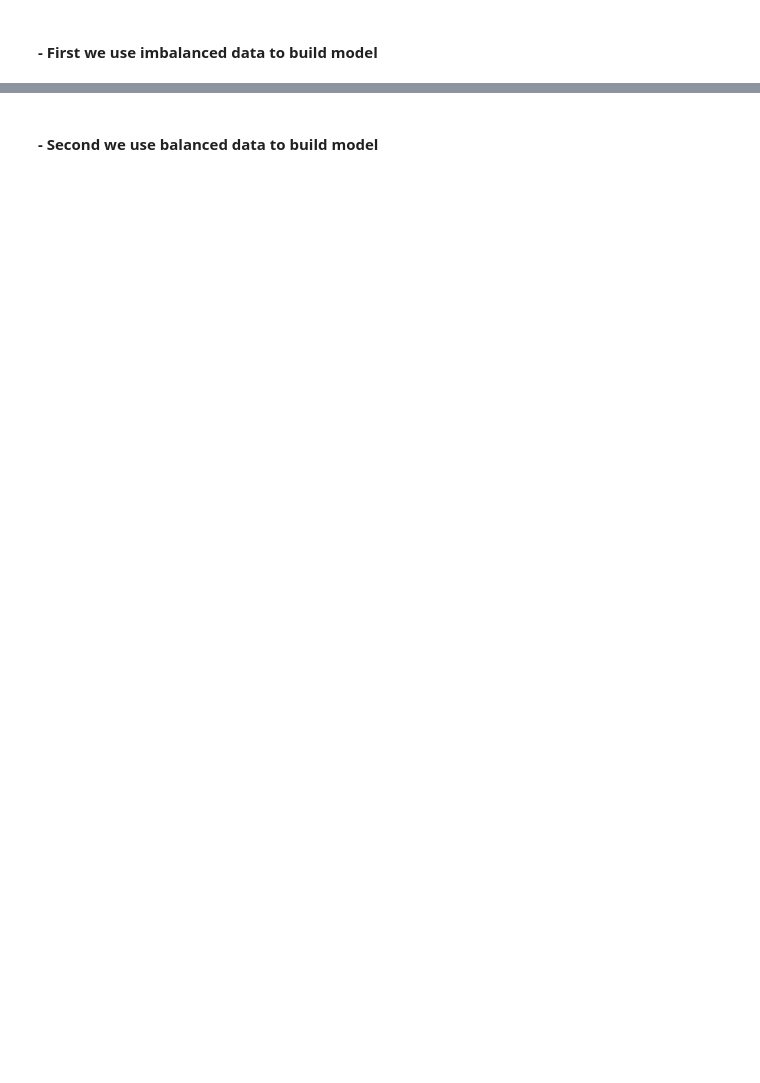
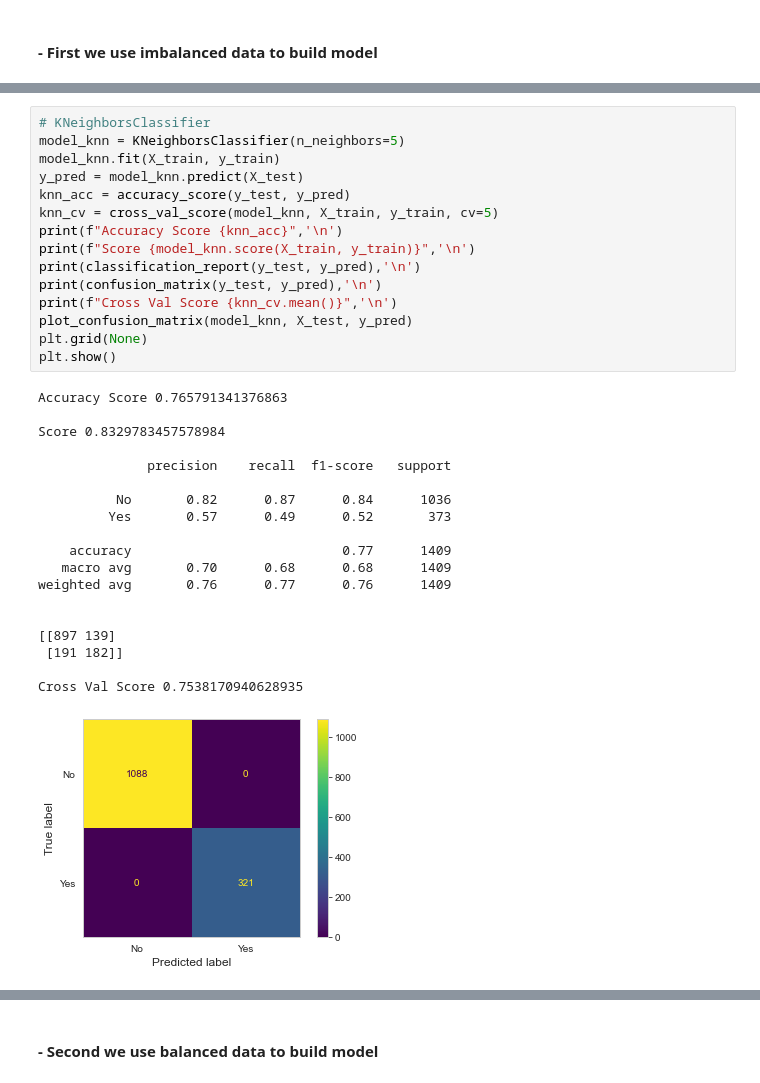
Before and after one commit to AgungYogaSetiawan/Predict-Churn-Customer, a Jupyter notebook: Predict Customer Churn.ipynb, the cells around one changed output, grey strips where cells are left out. Saved outputs shown, nothing was run; the diff lists cells and outputs as text; blank space fills up the shorter version.

```diff
--- a/Predict Customer Churn.ipynb
+++ b/Predict Customer Churn.ipynb
@@ -592,0 +671,35 @@ We use different data, imbalanced data & balanced data. Because we want to see d
+# %%
+# KNeighborsClassifier
+model_knn = KNeighborsClassifier(n_neighbors=5)
+model_knn.fit(X_train, y_train)
+y_pred = model_knn.predict(X_test)
+knn_acc = accuracy_score(y_test, y_pred)
+knn_cv = cross_val_score(model_knn, X_train, y_train, cv=5)
+print(f"Accuracy Score {knn_acc}",'\n')
+print(f"Score {model_knn.score(X_train, y_train)}",'\n')
+print(classification_report(y_test, y_pred),'\n')
+print(confusion_matrix(y_test, y_pred),'\n')
+print(f"Cross Val Score {knn_cv.mean()}",'\n')
+plot_confusion_matrix(model_knn, X_test, y_pred)
+plt.grid(None)
+plt.show()
+# %% [output]
+Accuracy Score 0.765791341376863
+
+Score 0.8329783457578984
+
+              precision    recall  f1-score   support
+
+          No       0.82      0.87      0.84      1036
+         Yes       0.57      0.49      0.52       373
+
+    accuracy                           0.77      1409
+   macro avg       0.70      0.68      0.68      1409
+weighted avg       0.76      0.77      0.76      1409
+
+
+[[897 139]
+ [191 182]]
+
+Cross Val Score 0.7538170940628935
+[figure, added]
```
Also changed, not shown: parts of 12 cells of this notebook.
